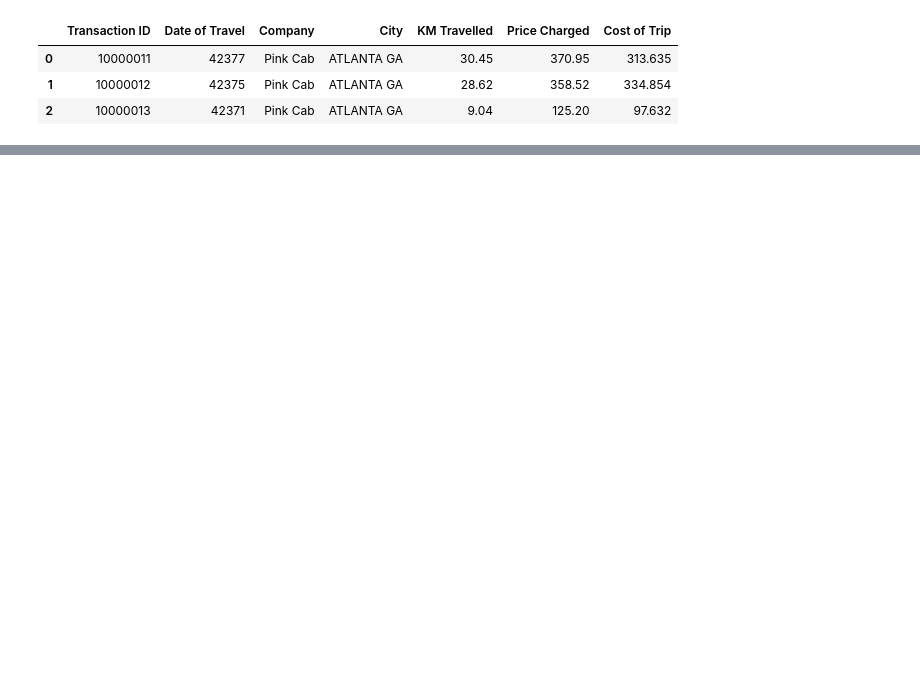
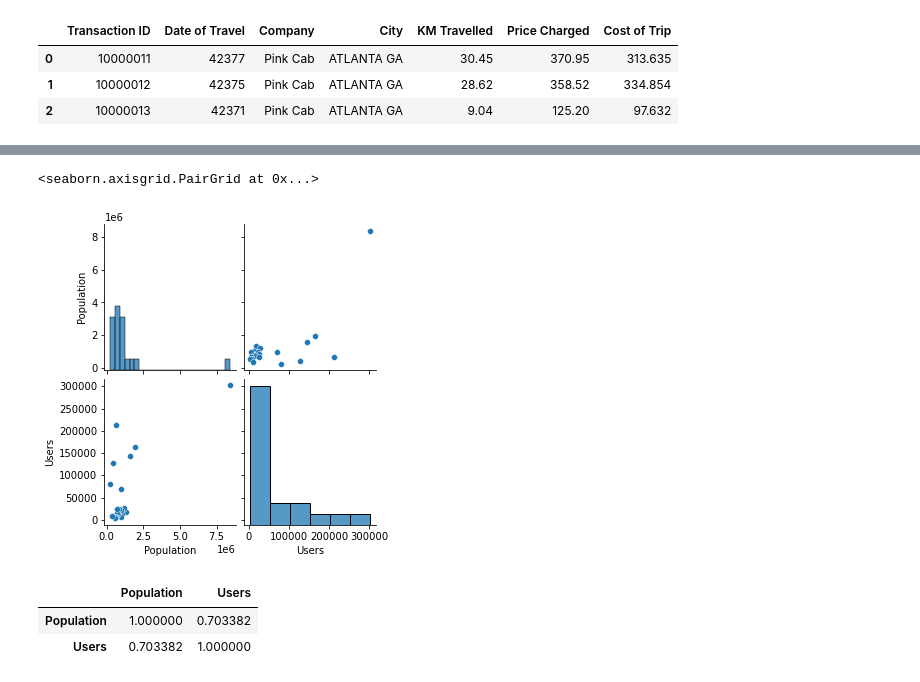
Before and after one commit to Judetheory/Cab_data_business_Analysis, a Jupyter notebook: cab_data.ipynb, the cells around one changed output, grey strips where cells are left out. Cells and saved outputs as stored; diff of their text form; code cells hidden in the pictures; blank space fills up the shorter version.

```diff
--- a/cab_data.ipynb
+++ b/cab_data.ipynb
@@ -128,0 +121,3 @@ Statistical Description of Columns
+# %%
+city["Population"]=city.Population.str.replace("[,]", "", regex=True)
+city["Users"]=city.Users.str.replace("[,]", "", regex=True)
@@ -128,0 +131,2 @@ Statistical Description of Columns
+# %%
+city[["Users","Population"]]=city[["Users","Population"]].astype(int)
@@ -129,3 +186,15 @@ Statistical Description of Columns
+# %%
+sns.pairplot(city)
+# %% [output]
+<seaborn.axisgrid.PairGrid at 0x...>
+[figure, added]
+# %%
+corre_city=city.corr()
+corre_city
+# %% [output]
+|  | Population | Users |
+| Population | 1.000000 | 0.703382 |
+| Users | 0.703382 | 1.000000 |
 # %%
 customer_ID = pd.read_csv('https://raw.githubusercontent.com/DataGlacier/DataSets/main/Customer_ID.csv')
 ds.structdata.describe(customer_ID)
```
Also changed, not shown: parts of 13 cells of this notebook.
